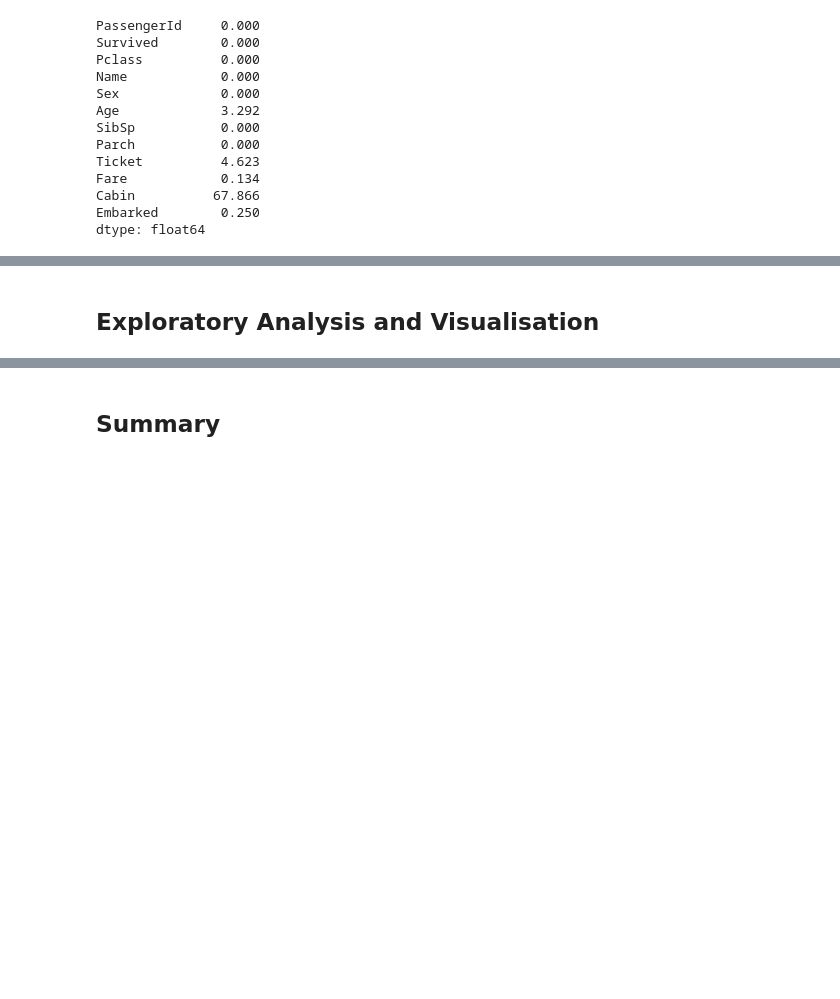
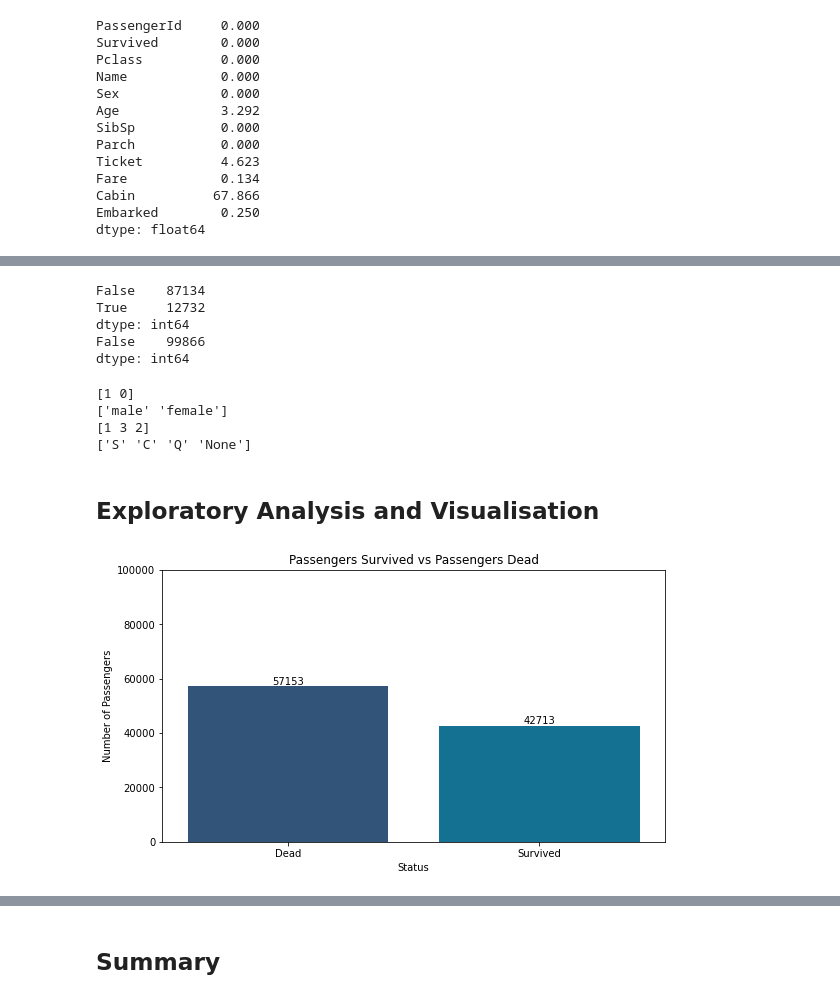
Before and after one commit to al-ensign/ml-introduction, a Jupyter notebook: 01_Descriptive_Statistics_and_Data_Exploration/eda.ipynb, the cells around one changed output, grey strips where cells are left out. Drawn from its saved outputs; the diff is of its cells as text; code cells hidden in the pictures; blank space fills up the shorter version.

```diff
--- a/01_Descriptive_Statistics_and_Data_Exploration/eda.ipynb
+++ b/01_Descriptive_Statistics_and_Data_Exploration/eda.ipynb
@@ -120,6 +120,7 @@ Similarly we will treat Ticket column.
 # %%
 train["Cabin"] = train["Cabin"].fillna("None")
 train["Ticket"] = train["Ticket"].fillna("None")
+train["Embarked"] = train["Embarked"].fillna("None")
 # %%
 train.isnull().sum().sort_values(ascending=False)
 # %% [output]
@@ -222,2 +192,40 @@ print(train["Embarked"].unique())
+# %%
+#Check duplicates in passenger names and ID
+duplicates_name = train.duplicated(subset="Name", keep=False)
+print(duplicates_name.value_counts())
+duplicates_id = train.duplicated(subset="PassengerId", keep=False)
+print(duplicates_id.value_counts())
+#There are people with identical names but their IDs are unique => no duplicates
+# %% [output]
+False    87134
+True     12732
+dtype: int64
+False    99866
+dtype: int64
+# %%
+#Check consistency in categorical columns
+print(train["Survived"].unique())
+print(train["Sex"].unique())
+print(train["Pclass"].unique())
+print(train["Embarked"].unique())
+# %% [output]
+[1 0]
+['male' 'female']
+[1 3 2]
+['S' 'C' 'Q' 'None']
 # %% [markdown]
 ## Exploratory Analysis and Visualisation
+# %%
+plt.figure(figsize=(9,5))
+colors = ["#265484","#007ba6","#00a2af","#00c59f","#8fe383","#f9f871"]
+sns.set_palette(sns.color_palette(colors))
+ax = sns.countplot(x="Survived", data=train)
+plt.xlabel("Status")
+plt.ylabel("Number of Passengers")
+plt.title("Passengers Survived vs Passengers Dead")
+plt.ylim(0,100000)
+plt.xticks([0,1], ['Dead', 'Survived'])
+ax.bar_label(ax.containers[0])
+plt.show()
+# %% [output]
+[figure, added]
```
Also changed, not shown: parts of 28 cells of this notebook.
